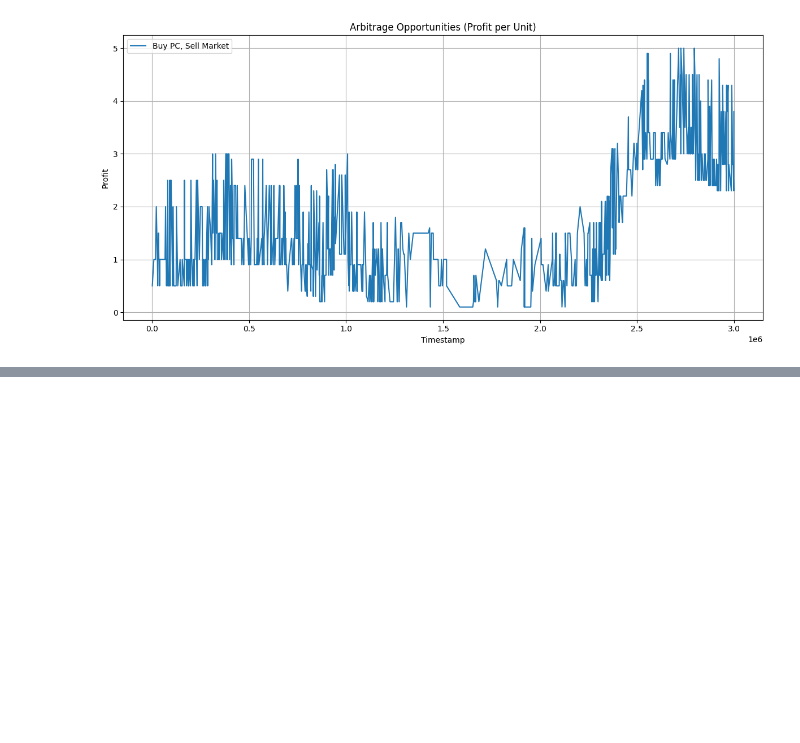
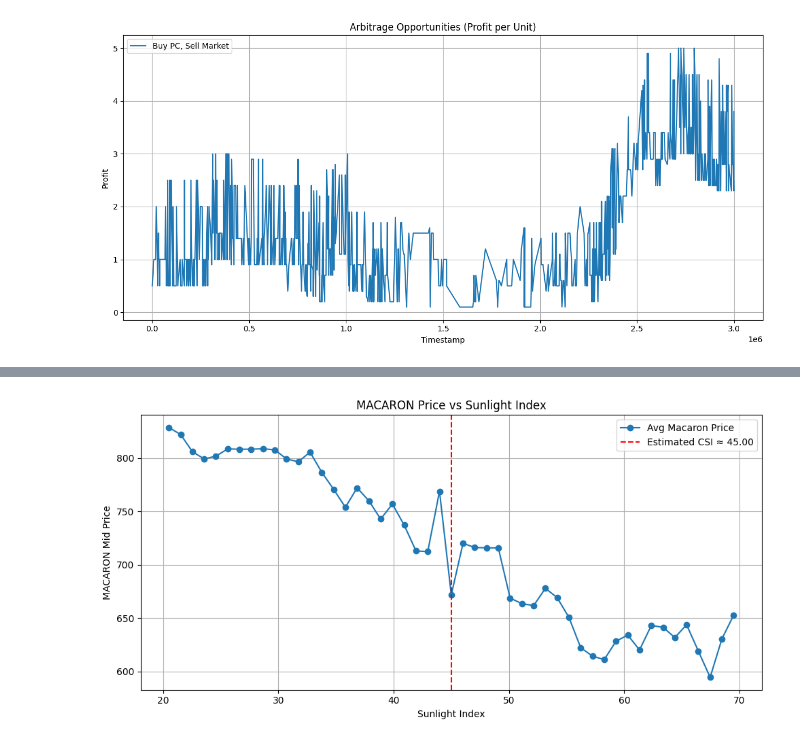
Before and after one commit to jennifer-lu/prosperity-3, a Jupyter notebook: round_4_algo.ipynb, the cells around one changed output, grey strips where cells are left out. Cells and saved outputs as stored; diff of their text form; code cells hidden in the pictures; blank space fills up the shorter version.

```diff
--- a/round_4_algo.ipynb
+++ b/round_4_algo.ipynb
@@ -326,0 +401,13 @@ plt.show()
+# %%
+plt.figure(figsize=(10, 5))
+plt.plot(bin_centers, grouped, marker='o', label="Avg Macaron Price")
+plt.axvline(estimated_csi, color='red', linestyle='--', label=f"Estimated CSI ≈ {estimated_csi:.2f}")
+plt.xlabel("Sunlight Index")
+plt.ylabel("MACARON Mid Price")
+plt.title("MACARON Price vs Sunlight Index")
+plt.grid(True)
+plt.legend()
+plt.tight_layout()
+plt.show()
+# %% [output]
+[figure, added]
```
Also changed, not shown: parts of 5 cells of this notebook.
